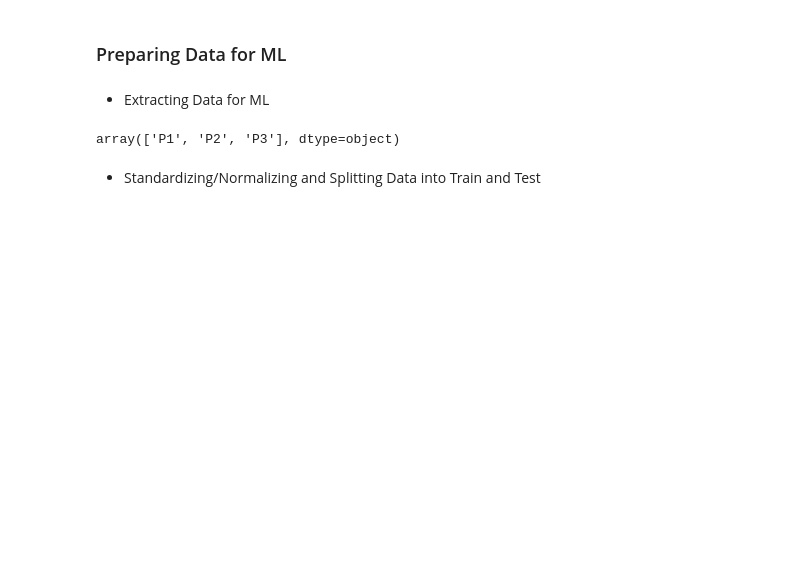
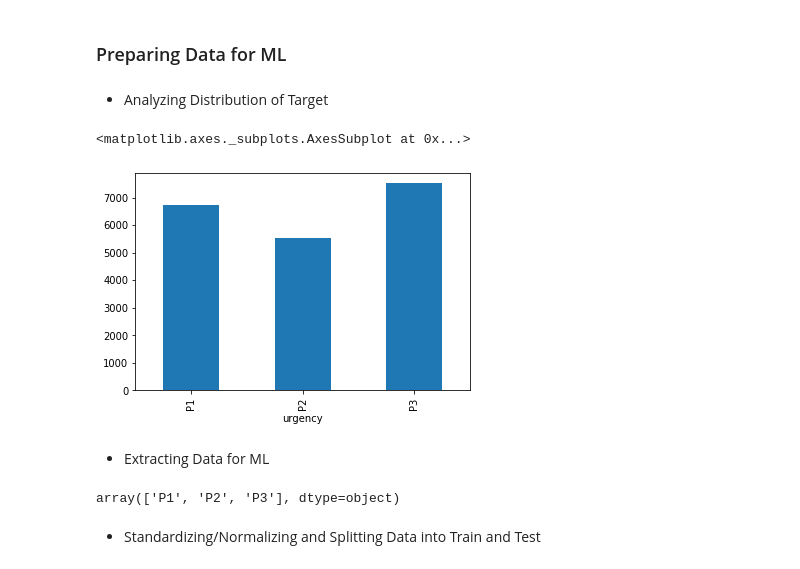
Before and after one commit to Mchilamwar/Support-Ticket-Priority-Classification-TF-IDF-Vectorizer, a Jupyter notebook: Microsoft Ticket Priority TF-IDF.ipynb, the cells around one changed output. Drawn from its saved outputs; the diff is of its cells as text; code cells hidden in the pictures; blank space fills up the shorter version.

```diff
--- a/Microsoft Ticket Priority TF-IDF.ipynb
+++ b/Microsoft Ticket Priority TF-IDF.ipynb
@@ -135,5 +154,12 @@ principle_data.head()
 # %% [markdown]
 ### Preparing Data for ML
+# %% [markdown]
+* Analyzing Distribution of Target
+# %%
+Ticket_df.groupby('urgency').size().plot(kind='bar')
+# %% [output]
+<matplotlib.axes._subplots.AxesSubplot at 0x...>
+[figure, added]
 # %% [markdown]
 * Extracting Data for ML
 # %%
```
Also changed, not shown: parts of 14 cells of this notebook.
